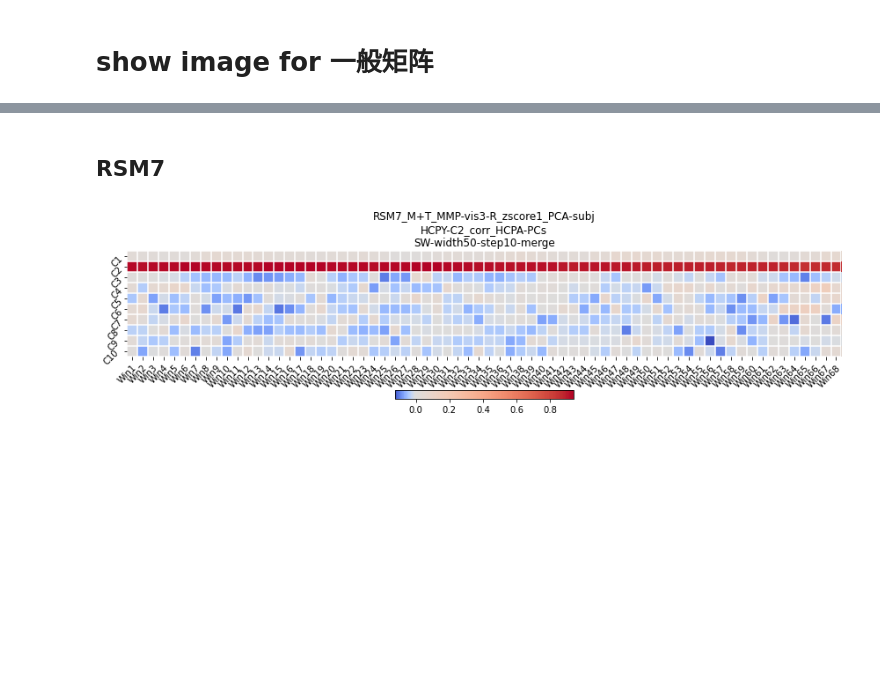
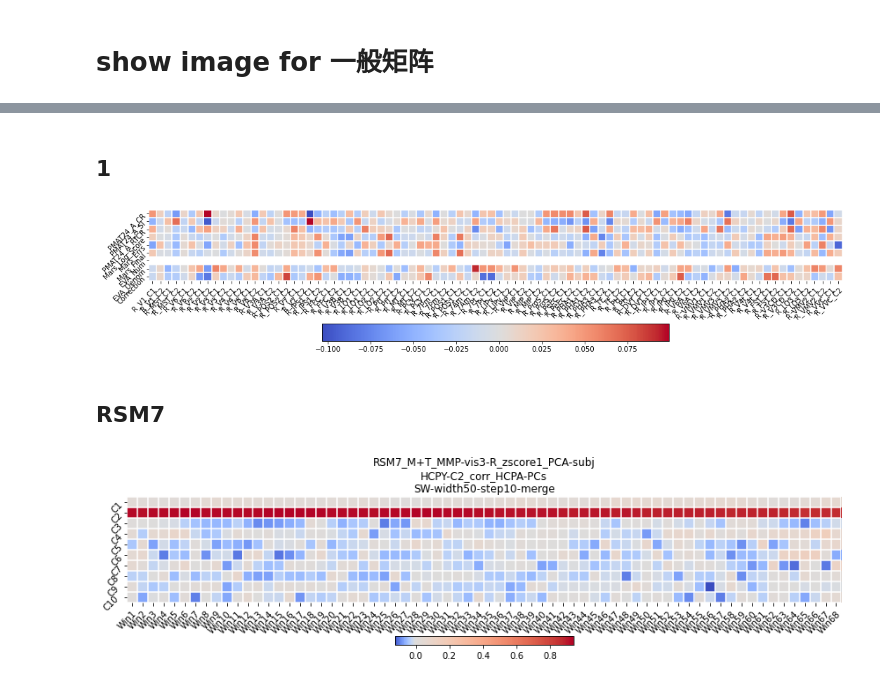
Before and after one commit to BNUCNL/nibrain, a Jupyter notebook: cxy_visual_dev/scripts/plot_RSM.ipynb, the cells around one changed output, grey strips where cells are left out. Drawn from its saved outputs; the diff is of its cells as text; code cells hidden in the pictures; blank space fills up the shorter version.

```diff
--- a/cxy_visual_dev/scripts/plot_RSM.ipynb
+++ b/cxy_visual_dev/scripts/plot_RSM.ipynb
@@ -108,3 +140,22 @@ def plot_mat(fpath, rows, cols, mtc, out_file, figsize, title, show_value, show_
+# %% [markdown]
+## 1
+# %%
+figsize=(15, 6)
+fname = 'RSM9'
+pc_names = ('C1', 'C2')
+rows = ['PMAT24_A_CR', 'PMAT24_A_SI', 'PMAT24_A_RTCR',
+        'Mars_Log_Score', 'Mars_Errs', 'Mars_Final',
+        'EVA_Num', 'EVA_Denom', 'Correction']
+cols = [f'{i}_{j}' for i in get_rois('MMP-vis3-R') for j in pc_names]
+
+fpath = pjoin(anal_dir, f'RSM/{fname}.pkl')
+plot_mat(fpath=fpath, rows=rows, cols=cols, mtc=False,
+         out_file=pjoin(work_dir, f"{fname}-1.jpg"),
+         figsize=figsize, title=None, show_name=True,
+         show_value=False, show_grid=True, show_cbar=True,
+         cbar_orientation='horizontal', cbar_shrink=0.5)
+# %% [output]
+[figure, added]
 # %% [markdown]
 ## RSM7
 # %%
```
Also changed, not shown: parts of 4 cells of this notebook, 4 other files.
